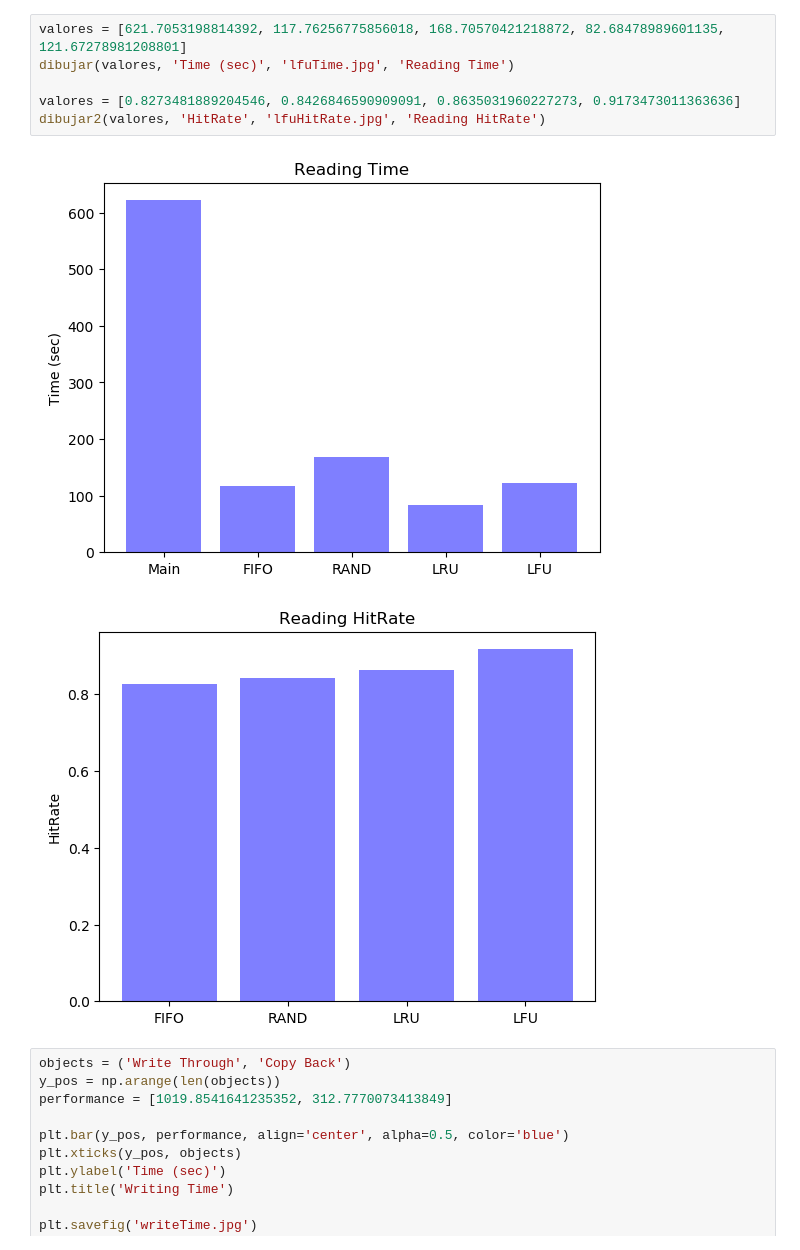
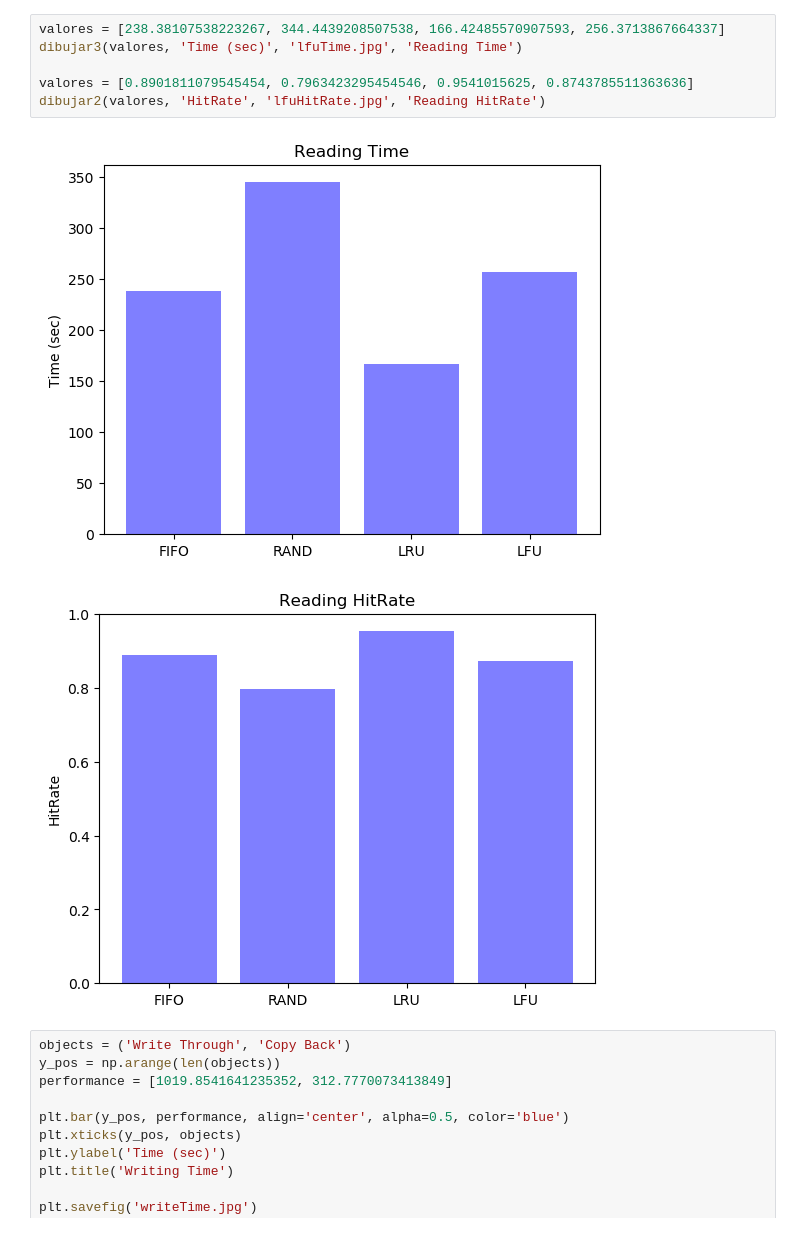
Before and after one commit to MascittiJA/aac, a Jupyter notebook: graficos.ipynb, the cells around one changed output. Drawn from its saved outputs; the diff is of its cells as text.

```diff
--- a/graficos.ipynb
+++ b/graficos.ipynb
@@ -83,12 +81,12 @@ dibujar2(valores, 'HitRate', 'lruHitRate.jpg', 'Reading HitRate')
 # %%
-valores = [621.7053198814392, 117.76256775856018, 168.70570421218872, 82.68478989601135, 121.67278981208801]
-dibujar(valores, 'Time (sec)', 'lfuTime.jpg', 'Reading Time')
+valores = [238.38107538223267, 344.4439208507538, 166.42485570907593, 256.3713867664337]
+dibujar3(valores, 'Time (sec)', 'lfuTime.jpg', 'Reading Time')
 
-valores = [0.8273481889204546, 0.8426846590909091, 0.8635031960227273, 0.9173473011363636]
+valores = [0.8901811079545454, 0.7963423295454546, 0.9541015625, 0.8743785511363636]
 dibujar2(valores, 'HitRate', 'lfuHitRate.jpg', 'Reading HitRate')
 # %% [output]
-[figure, old version]
+[figure, new version]
-[figure, old version]
+[figure, new version]
 # %%
 objects = ('Write Through', 'Copy Back')
 y_pos = np.arange(len(objects))
```
Also changed, not shown: parts of 5 cells of this notebook, 10 other files.
